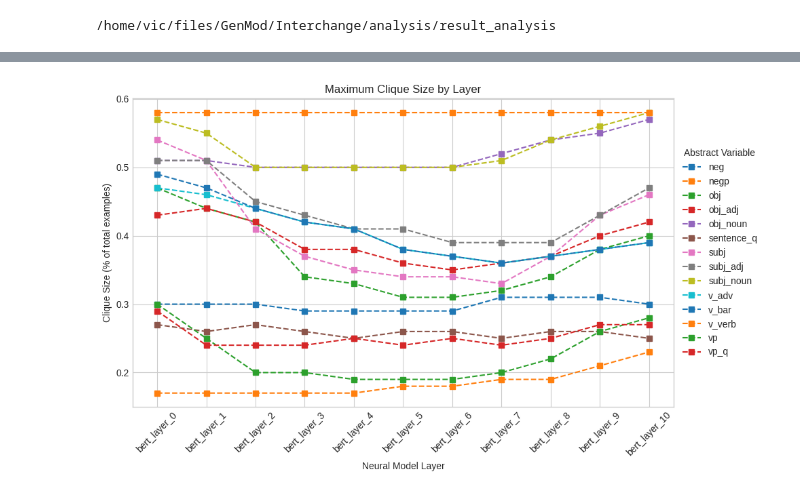
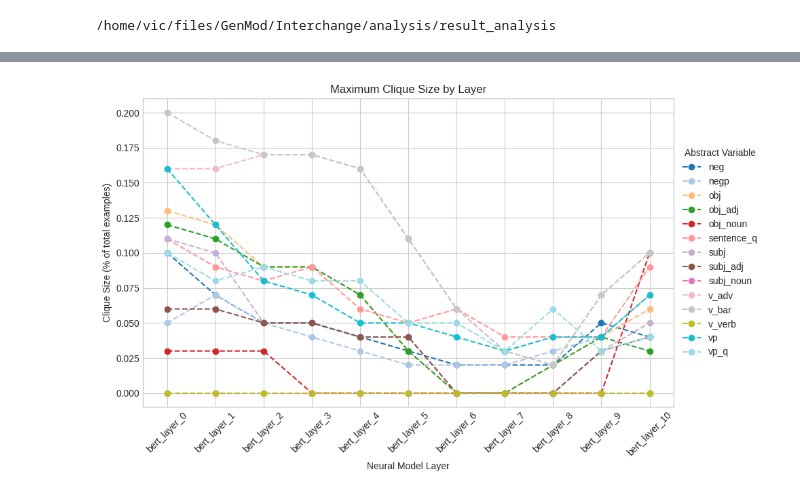
Before and after one commit to kikisprdx/Interchange, a Jupyter notebook: analysis/result_analysis/interchange_analysis_mqnli.ipynb, the cells around one changed output, grey strips where cells are left out. Cells and saved outputs as stored; diff of their text form; code cells hidden in the pictures.

Commit message:
changed clique size algo to be more similar to how the paper did it. wrote descriptions of results.

```diff
--- a/analysis/result_analysis/interchange_analysis_mqnli.ipynb
+++ b/analysis/result_analysis/interchange_analysis_mqnli.ipynb
@@ -9,7 +9,7 @@ from analysis import load_experiment_data, plot_general_accuracy, plot_intervent
 # %% [output]
 /home/vic/files/GenMod/Interchange/analysis/result_analysis
 # %%
-RESULTS_DIR = "../results_mqnli"
+RESULTS_DIR = "../results_mqnli/mqnli"
 
 df = load_experiment_data(RESULTS_DIR)
 
@@ -40,31 +55,35 @@ plot_intervention_success_rate(df, "mqnli")
 # %%
+import numpy as np
 
-def plot_clique_sizes(df,):
+def plot_clique_sizes(df):
     clique_df = calculate_clique_sizes(df)
 
     clique_pivot = clique_df.pivot(index='high_node', columns='low_node', values='clique_percentage')
 
     # sort columns
     sorted_columns = sorted(clique_pivot.columns, key=lambda x: int(x.split('_')[-1]))
     clique_pivot = clique_pivot[sorted_columns]
     clique_pivot.to_csv('clique_sizes_pivoted_mqnli.csv')
 
     fig, ax = plt.subplots(figsize=(10, 6))
 
-    for high_node in clique_pivot.index:
-        ax.plot(clique_pivot.columns, clique_pivot.loc[high_node], marker='s', linestyle='--', label=high_node)
+
+    colors = plt.cm.tab20(np.linspace(0, 1, len(clique_pivot.index)))
+
+    for i, high_node in enumerate(clique_pivot.index):
+        ax.plot(clique_pivot.columns, clique_pivot.loc[high_node], marker='o', linestyle='--', label=high_node, color=colors[i])
 
     ax.set_title("Maximum Clique Size by Layer")
     ax.set_ylabel("Clique Size (% of total examples)")
     ax.set_xlabel("Neural Model Layer")
     # change location to outside of plot
     ax.legend(title="Abstract Variable", loc='center left', bbox_to_anchor=(1, 0.5))
 
     plt.xticks(rotation=45)
     plt.tight_layout()
     plt.show()
 
 
 plot_clique_sizes(df)
 # %% [output]
-[figure, old version]
+[figure, new version]
```
Also changed, not shown: parts of 6 cells of this notebook, 2 other files.
